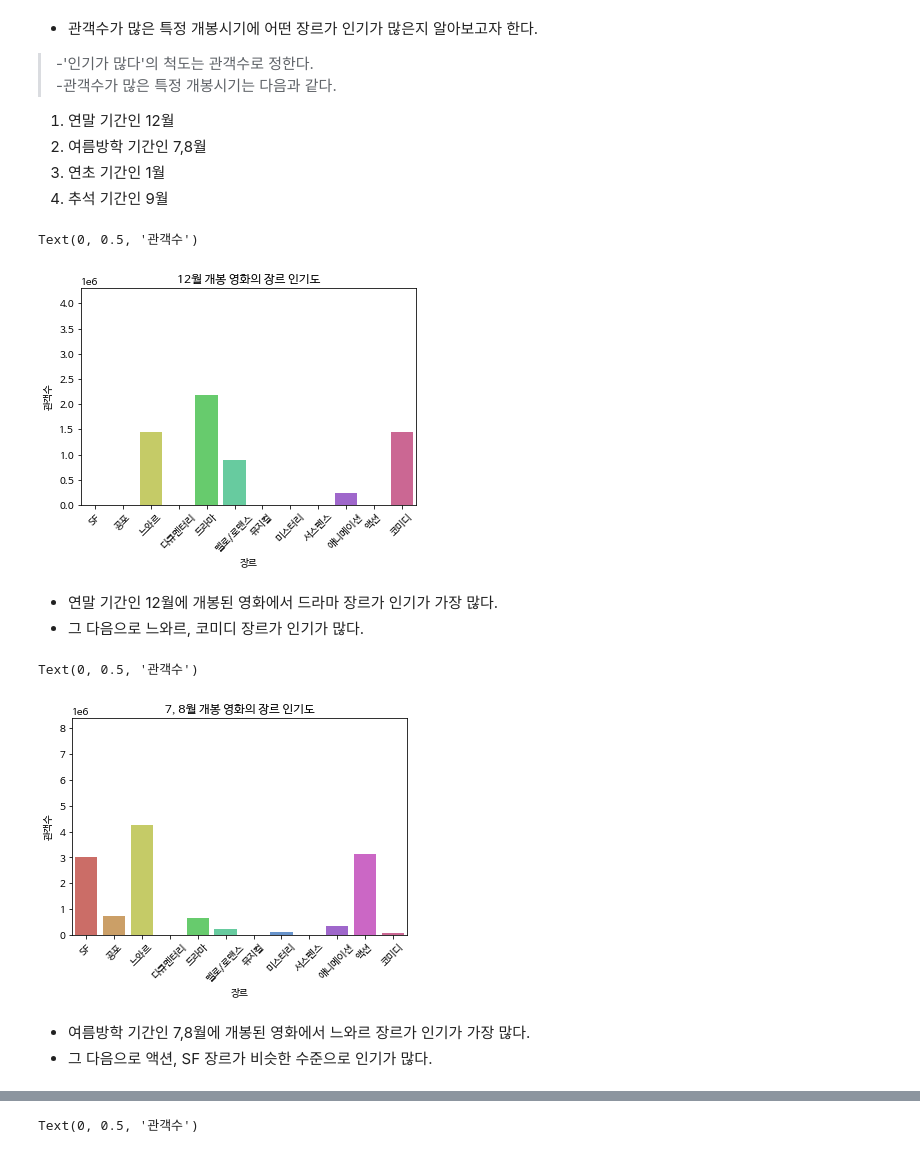
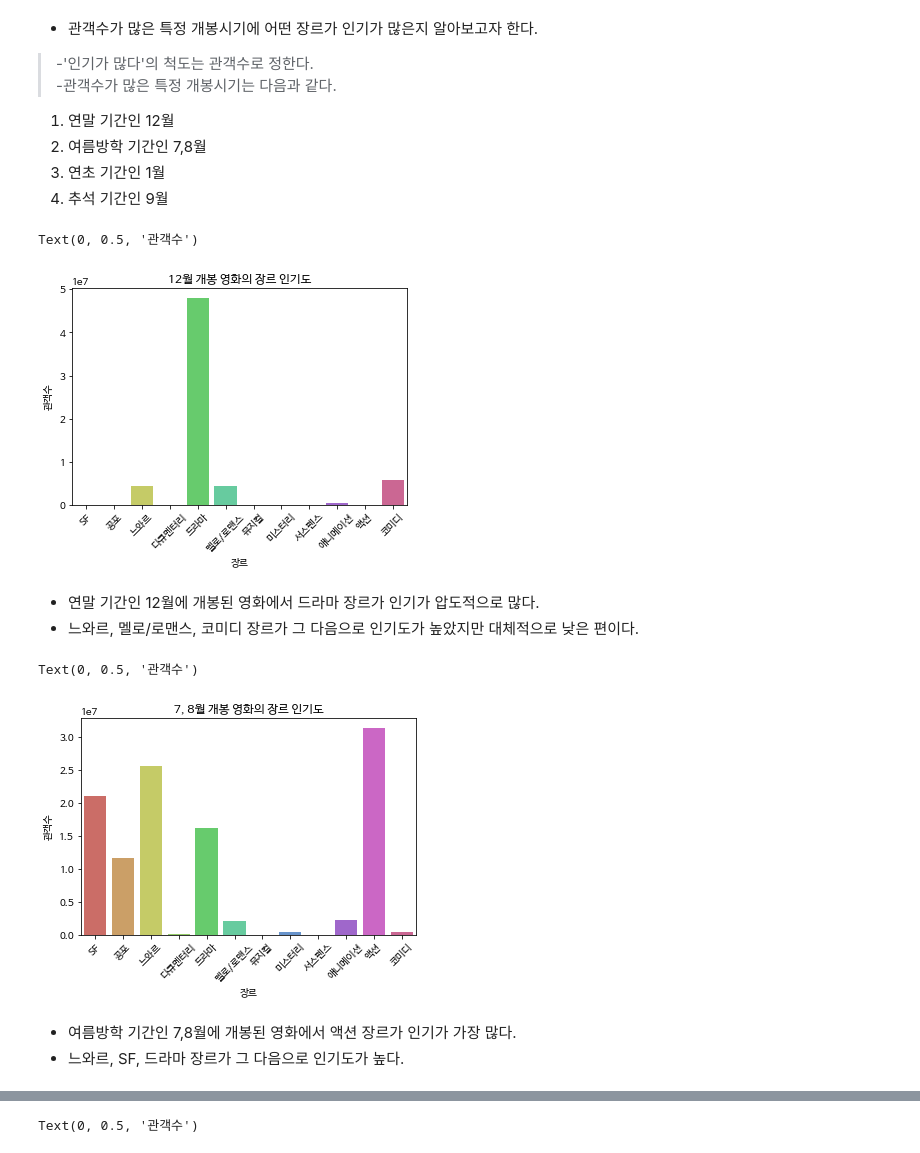
Before and after one commit to lim-jr/ESAA-Submits, a Jupyter notebook: 미니프로젝트1_임재령_개봉시기위주_수정4.ipynb, the cells around one changed output, grey strips where cells are left out. Saved outputs shown, nothing was run; the diff lists cells and outputs as text; code cells hidden in the pictures.

```diff
--- a/미니프로젝트1_임재령_개봉시기위주_수정4.ipynb
+++ b/미니프로젝트1_임재령_개봉시기위주_수정4.ipynb
@@ -69,35 +71,40 @@ Text(0, 0.5, '관객수')
 ## 월별로 장르의 인기도 살펴보기
 # 연말 기간인 12월에 개봉된 영화의 장르 인기로를 바차트로 나타내기
 
-train_mon12 = train[train['release_month']==12][['title', 'genre', 'box_off_num']]
+train_mon12 = train[train['release_month']==12][['title','genre', 'box_off_num']]
+train_mon12_sum = train_mon12.groupby('genre').sum().reset_index()
+train_mon12_sum.columns = ['genre', 'num_movies']
 
 ax = plt.subplots()
-ax = sns.barplot(x='genre', y='box_off_num', data=train_mon12, errwidth=0,order=order_g, palette=color_g)
+ax = sns.barplot(x='genre', y='num_movies', data=train_mon12_sum, errwidth=0, order=order_g, palette=color_g)
 plt.xticks(rotation=45)
 ax.set_title('12월 개봉 영화의 장르 인기도')
 ax.set_xlabel('장르')
 ax.set_ylabel('관객수')
 # %% [output]
 Text(0, 0.5, '관객수')
-[figure, old version]
+[figure, new version]
 # %% [markdown]
-* 연말 기간인 12월에 개봉된 영화에서 드라마 장르가 인기가 가장 많다.
-* 그 다음으로 느와르, 코미디 장르가 인기가 많다.
+* 연말 기간인 12월에 개봉된 영화에서 드라마 장르가 인기가 압도적으로 많다.
+* 느와르, 멜로/로맨스, 코미디 장르가 그 다음으로 인기도가 높았지만 대체적으로 낮은 편이다.
 # %%
 ## 월별로 장르의 인기도 살펴보기
 # 여름방학 기간인 7, 8월에 개봉된 영화의 장르 인기도를 바차트로 나타내기
 
-train_mon78 = train[(train['release_month']==7) | (train['release_month']==8)][['title', 'genre', 'box_off_num']]
+train_mon78 = train[(train['release_month']==7)|(train['release_month']==8)][['title','genre', 'box_off_num']]
+train_mon78_sum = train_mon78.groupby('genre').sum().reset_index()
+train_mon78_sum.columns = ['genre', 'num_movies']
+
 ax = plt.subplots()
-ax = sns.barplot(x='genre', y='box_off_num', data=train_mon78, errwidth=0, order=order_g, palette=color_g)
+ax = sns.barplot(x='genre', y='num_movies', data=train_mon78_sum, errwidth=0, order=order_g, palette=color_g)
 plt.xticks(rotation=45)
 ax.set_title('7, 8월 개봉 영화의 장르 인기도')
 ax.set_xlabel('장르')
 ax.set_ylabel('관객수')
 # %% [output]
 Text(0, 0.5, '관객수')
-[figure, old version]
+[figure, new version]
 # %% [markdown]
-* 여름방학 기간인 7,8월에 개봉된 영화에서 느와르 장르가 인기가 가장 많다.
-* 그 다음으로 액션, SF 장르가 비슷한 수준으로 인기가 많다.
+* 여름방학 기간인 7,8월에 개봉된 영화에서 액션 장르가 인기가 가장 많다.
+* 느와르, SF, 드라마 장르가 그 다음으로 인기도가 높다.
 # %%
```
Also changed, not shown: parts of 13 cells of this notebook.
